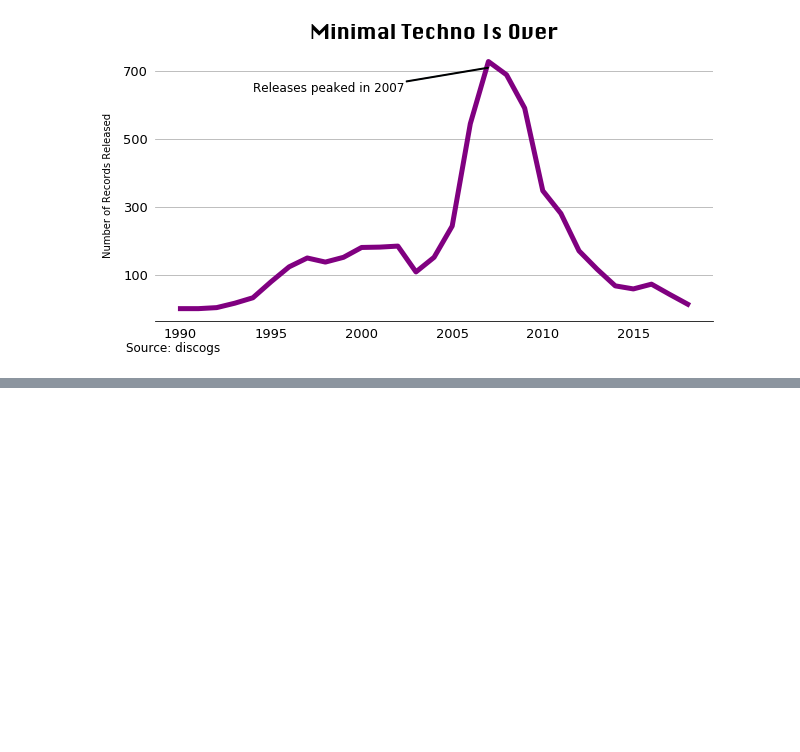
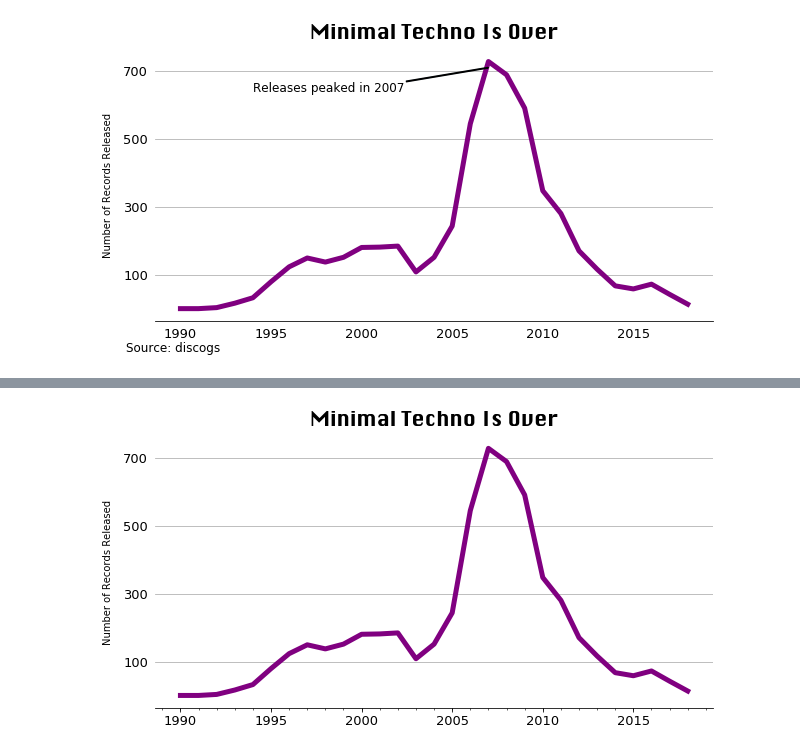
Before and after one commit to maxarvid/data-studio, a Jupyter notebook: code/01_minimal_techno/2. Minimal techno graphing.ipynb, the cells around one changed output, grey strips where cells are left out. Saved outputs shown, nothing was run; the diff lists cells and outputs as text; code cells hidden in the pictures; blank space fills up the shorter version.

```diff
--- a/code/01_minimal_techno/2. Minimal techno graphing.ipynb
+++ b/code/01_minimal_techno/2. Minimal techno graphing.ipynb
@@ -98,0 +138,29 @@ plt.savefig('over_time.pdf')
+# %%
+ax = df.resample('A', on='date_year').count().year.plot(figsize=(10,5), color='purple', linewidth=5)
+ax.set_title('Minimal Techno Is Over',pad=10)
+ax.title.set_fontsize(20)
+ax.title.set_fontname("Silom")
+
+ax.tick_params(which='both', left=False, bottom=True, labelsize=13)
+ax.set_yticks([100,300,500,700])
+
+ax.grid(True, axis='y')
+ax.set_axisbelow(True)
+
+ax.spines['top'].set_visible(False)
+ax.spines['left'].set_visible(False)
+ax.spines['right'].set_visible(False)
+ax.spines['bottom'].set_visible(True)
+#ax.axvline(x=2007, linestyle='dashed', alpha=0.5)
+
+ax.set_xlabel('Year').set_visible(False)
+ax.set_ylabel('Number of Records Released', labelpad=10)
+
+#ax.annotate('Releases peaked in 2007', fontsize=10, xy=(2007,711), xytext=(2000,700), arrowprops=dict(width=1, headwidth=1, headlength=1))
+
+#ax.text(1987, -125, 'Source: discogs', fontsize=12)
+
+#And saving it as a pdf:
+plt.savefig('over_time.pdf')
+# %% [output]
+[figure, added]
```
Also changed, not shown: parts of 40 cells of this notebook, 8 other files.
